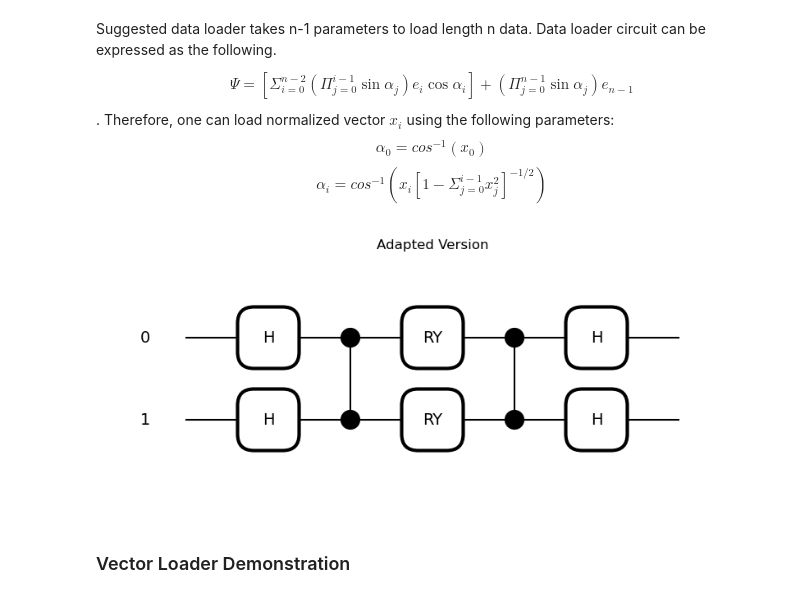
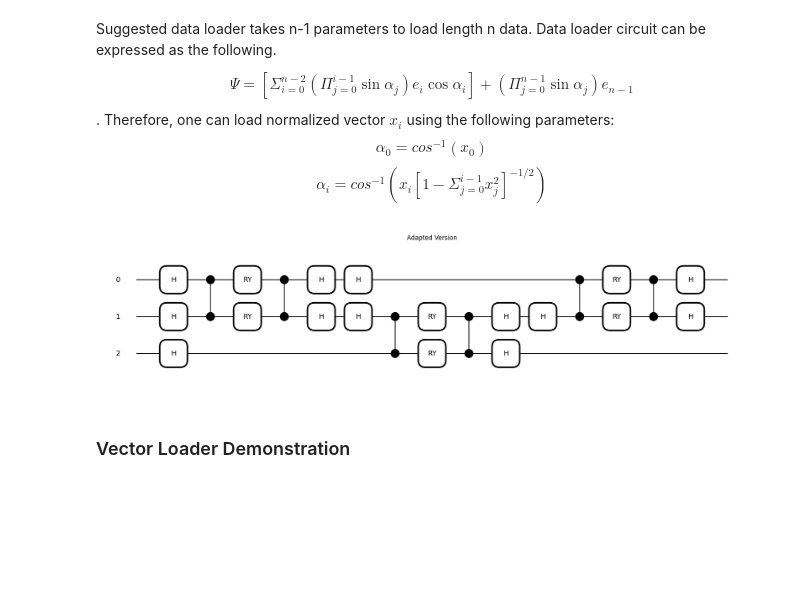
Before and after one commit to EyupBunlu/QViT_HEP_ML4Sci, a Jupyter notebook: Introduction.ipynb, the cells around one changed output. Cells and saved outputs as stored; diff of their text form; code cells hidden in the pictures; blank space fills up the shorter version.

```diff
--- a/Introduction.ipynb
+++ b/Introduction.ipynb
@@ -75,10 +80,10 @@ Therefore, one can load normalized vector $x_i$ using the following parameters:
 $$\alpha_0 = cos^{-1}(x_0)$$
 $$\alpha_i = cos^{-1}\left(x_i  \left[1-\Sigma_{j=0}^{i-1}x_j^2\right]^{-1/2}\right)$$
 # %%
-qml.draw_mpl(mmult,show_all_wires=False,wire_order=[i for i in range(length)])(torch.zeros(10),None,2)
+qml.draw_mpl(mmult,show_all_wires=False,wire_order=[i for i in range(5)])(torch.zeros(10),None,3)
 q=plt.title('Adapted Version')
 # %% [output]
-[figure, old version]
+[figure, new version]
 # %% [markdown]
 ### Vector Loader Demonstration
 # %%
```
Also changed, not shown: parts of 8 cells of this notebook.
